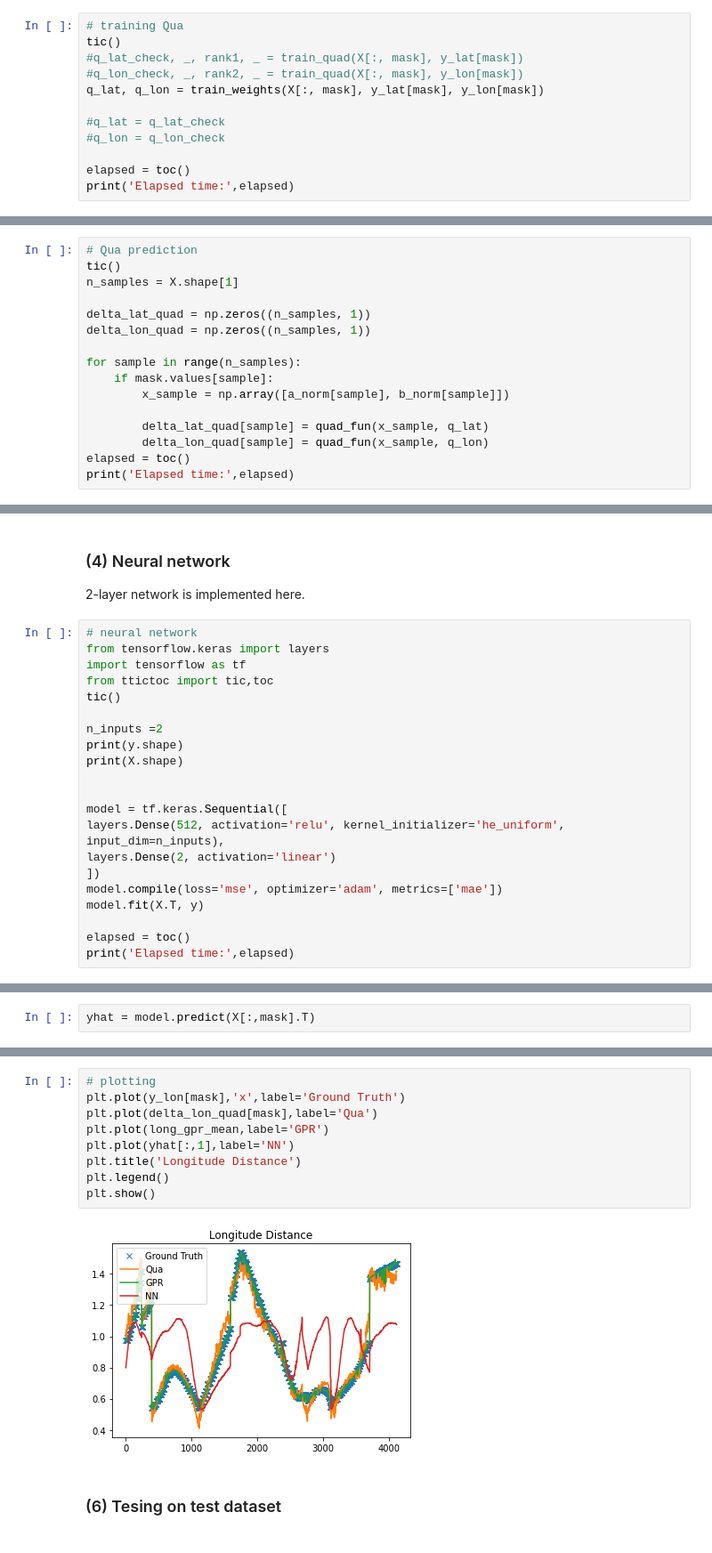
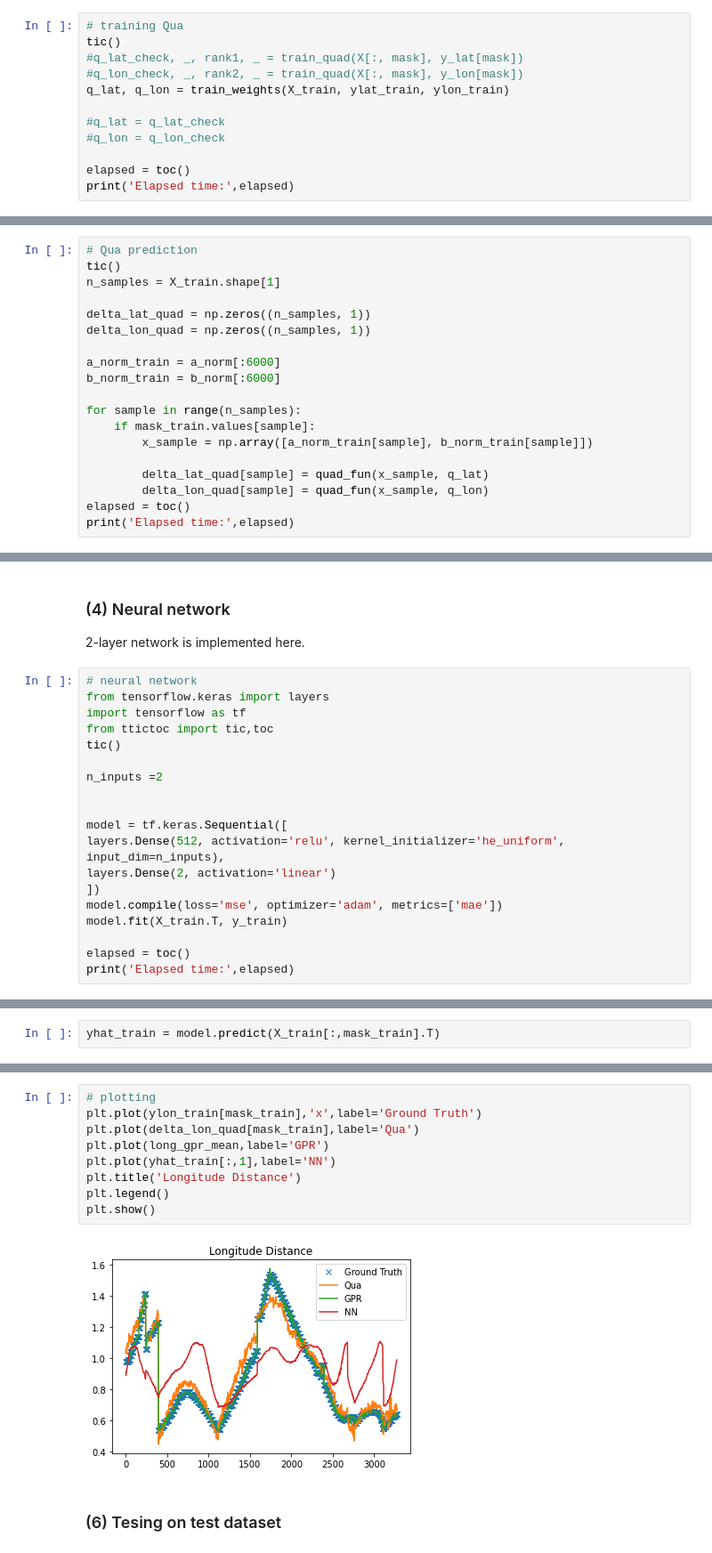
Before and after one commit to ZYblend/Compare-Regression-methods-for-Coordinator-Transformation-Learning, a Jupyter notebook: Comparison_GPR_Qaudratic_Neural.ipynb, the cells around one changed output, grey strips where cells are left out. Shown: that part at 89% size. Cells and saved outputs as stored; diff of their text form.

```diff
--- a/Comparison_GPR_Qaudratic_Neural.ipynb
+++ b/Comparison_GPR_Qaudratic_Neural.ipynb
@@ -284,7 +299,7 @@ def train_weights(X, y_lat, y_lon):
 tic()
 #q_lat_check, _, rank1, _ = train_quad(X[:, mask], y_lat[mask])
 #q_lon_check, _, rank2, _ = train_quad(X[:, mask], y_lon[mask])
-q_lat, q_lon = train_weights(X[:, mask], y_lat[mask], y_lon[mask])
+q_lat, q_lon = train_weights(X_train, ylat_train, ylon_train)
 
 #q_lat = q_lat_check
 #q_lon = q_lon_check
@@ -296,14 +311,17 @@ Elapsed time: 0.3281747999999993
 # %%
 # Qua prediction
 tic()
-n_samples = X.shape[1]
+n_samples = X_train.shape[1]
 
 delta_lat_quad = np.zeros((n_samples, 1))
 delta_lon_quad = np.zeros((n_samples, 1))
 
+a_norm_train = a_norm[:6000]
+b_norm_train = b_norm[:6000]
+
 for sample in range(n_samples):
-    if mask.values[sample]:
-        x_sample = np.array([a_norm[sample], b_norm[sample]])
+    if mask_train.values[sample]:
+        x_sample = np.array([a_norm_train[sample], b_norm_train[sample]])
 
         delta_lat_quad[sample] = quad_fun(x_sample, q_lat)
         delta_lon_quad[sample] = quad_fun(x_sample, q_lon)
@@ -342,8 +360,6 @@ from ttictoc import tic,toc
 tic()
 
 n_inputs =2
-print(y.shape)
-print(X.shape)
 
 
 model = tf.keras.Sequential([
@@ -351,7 +367,7 @@ layers.Dense(512, activation='relu', kernel_initializer='he_uniform', input_dim=
 layers.Dense(2, activation='linear')
 ])
 model.compile(loss='mse', optimizer='adam', metrics=['mae'])
-model.fit(X.T, y)
+model.fit(X_train.T, y_train)
 
 elapsed = toc()
 print('Elapsed time:',elapsed)
@@ -363,4 +377,4 @@ Elapsed time: 1.1330164999999965
 # %%
-yhat = model.predict(X[:,mask].T)
+yhat_train = model.predict(X_train[:,mask_train].T)
 # %%
 # plotting
@@ -376,13 +390,13 @@ plt.show()
 # %%
 # plotting
-plt.plot(y_lon[mask],'x',label='Ground Truth')
-plt.plot(delta_lon_quad[mask],label='Qua')
+plt.plot(ylon_train[mask_train],'x',label='Ground Truth')
+plt.plot(delta_lon_quad[mask_train],label='Qua')
 plt.plot(long_gpr_mean,label='GPR')
-plt.plot(yhat[:,1],label='NN')
+plt.plot(yhat_train[:,1],label='NN')
 plt.title('Longitude Distance')
 plt.legend()
 plt.show()
 # %% [output]
-[figure, old version]
+[figure, new version]
 # %% [markdown]
 ### (6) Tesing on test dataset
```
Also changed, not shown: parts of 15 cells of this notebook.
